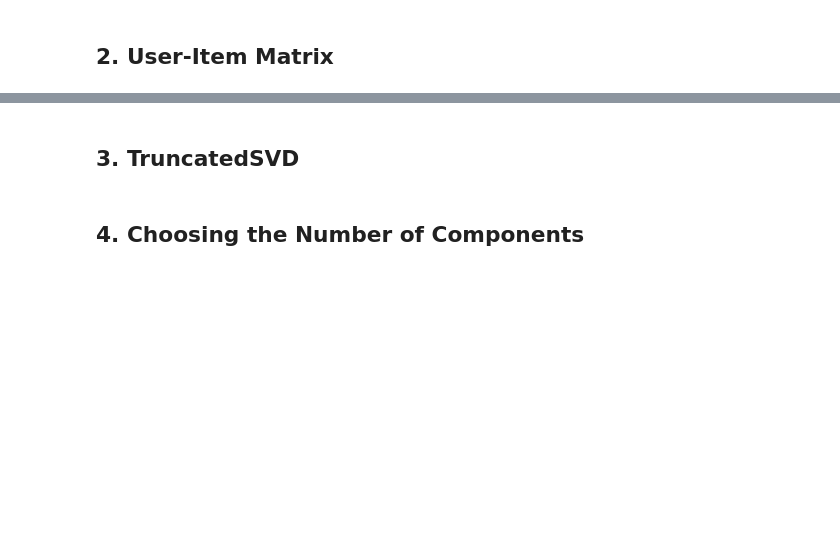
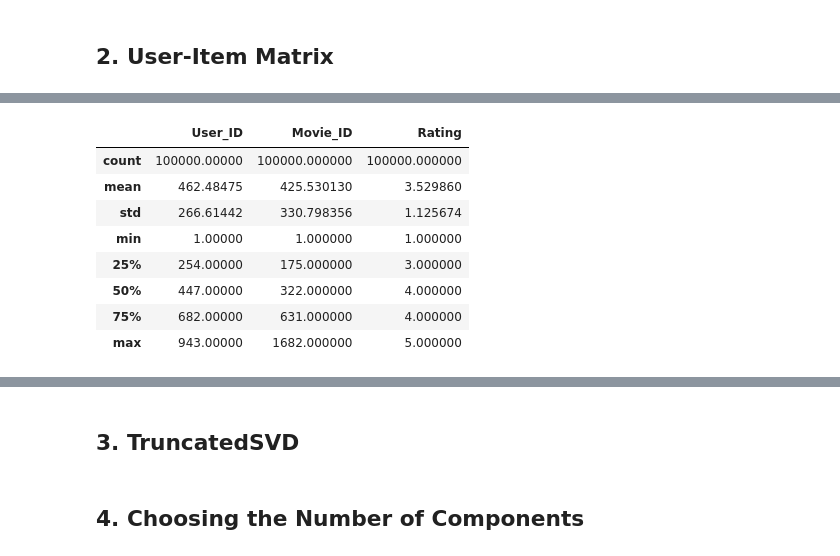
Before and after one commit to Camiloesp/PythonDataScience_UnsupervisedML, a Jupyter notebook: Course Assignment Notebooks/section08_recommenders_assignments.ipynb, the cells around one changed output, grey strips where cells are left out. Cells and saved outputs as stored; diff of their text form; code cells hidden in the pictures; blank space fills up the shorter version.

```diff
--- a/Course Assignment Notebooks/section08_recommenders_assignments.ipynb
+++ b/Course Assignment Notebooks/section08_recommenders_assignments.ipynb
@@ -92,2 +117,14 @@ TypeError: DataFrame.sort_values() got an unexpected keyword argument 'ascendion
+# %%
+ratings.describe() # useful to decide what to fill any NaN value
+# %% [output]
+|  | User_ID | Movie_ID | Rating |
+| count | 100000.00000 | 100000.000000 | 100000.000000 |
+| mean | 462.48475 | 425.530130 | 3.529860 |
+| std | 266.61442 | 330.798356 | 1.125674 |
+| min | 1.00000 | 1.000000 | 1.000000 |
+| 25% | 254.00000 | 175.000000 | 3.000000 |
+| 50% | 447.00000 | 322.000000 | 4.000000 |
+| 75% | 682.00000 | 631.000000 | 4.000000 |
+| max | 943.00000 | 1682.000000 | 5.000000 |
 # %%
 # 2. Use .pivot to restructure the ratings data into a user-item matrix
```
Also changed, not shown: parts of 4 cells of this notebook, 2 other files.
